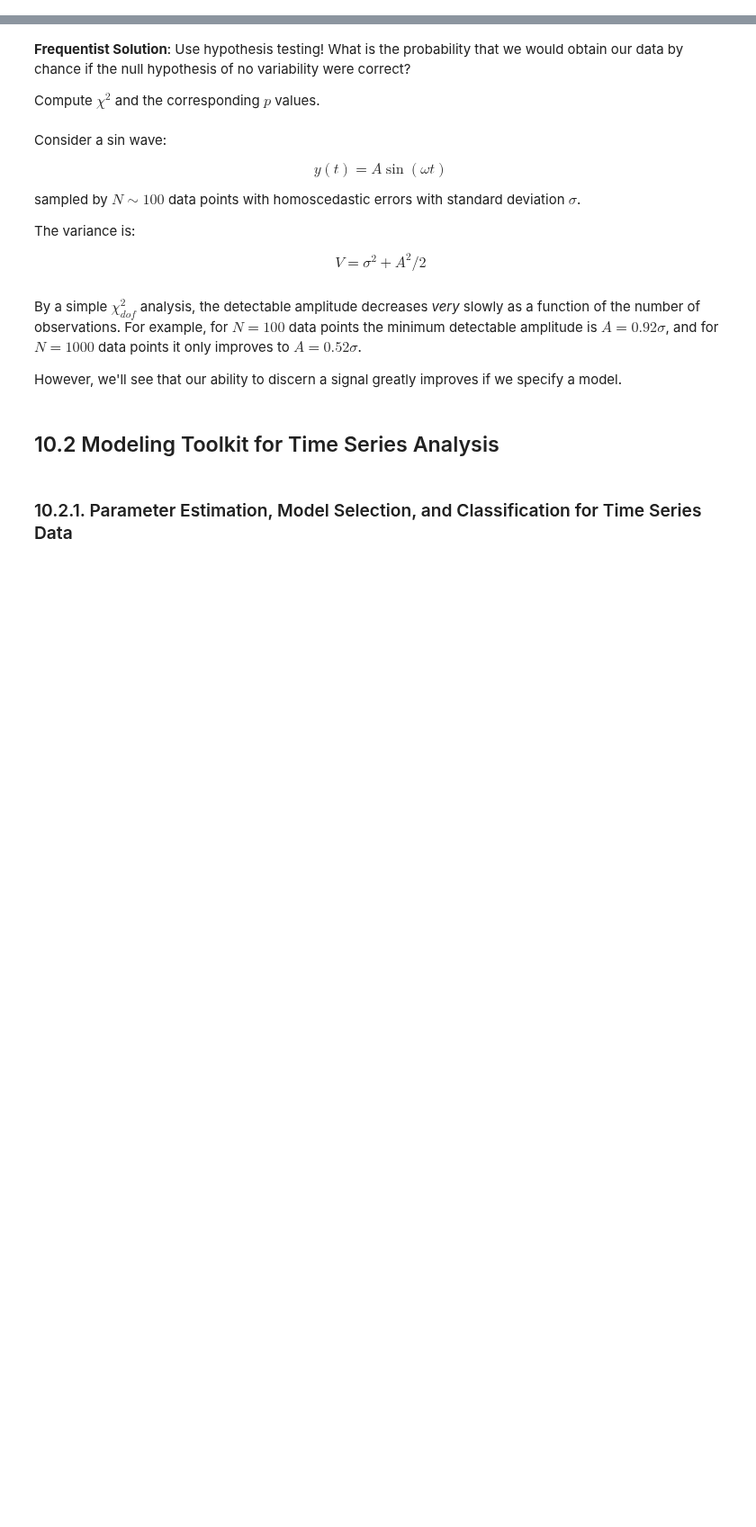
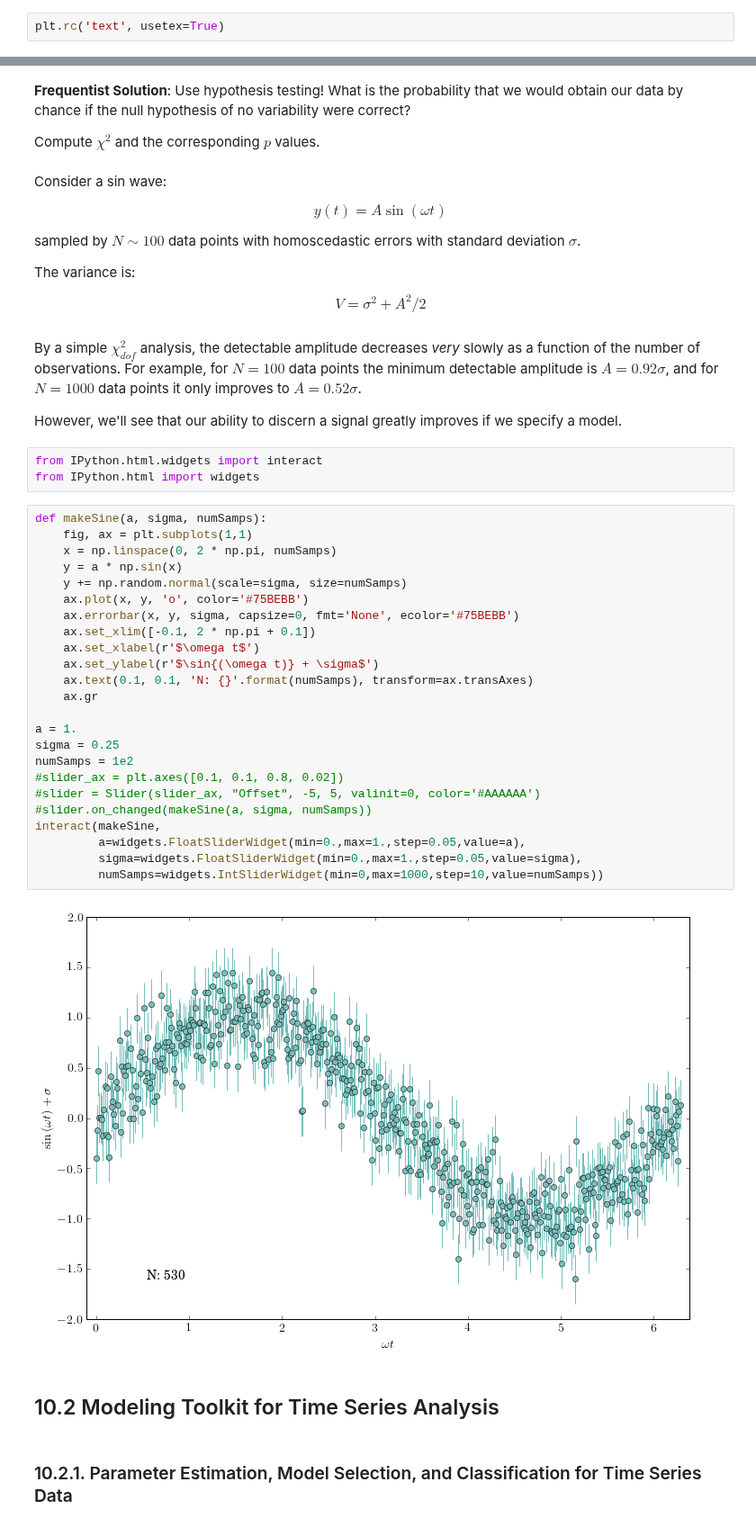
Before and after one commit to YastroML/YastroML, a Jupyter notebook: Session19_141029/Ch10_TimeSeries.ipynb, the cells around one changed output, grey strips where cells are left out. Shown at 90% size. Cells and saved outputs as stored; diff of their text form; blank space fills up the shorter version.

```diff
--- a/Session19_141029/Ch10_TimeSeries.ipynb
+++ b/Session19_141029/Ch10_TimeSeries.ipynb
@@ -15,6 +14,8 @@ from matplotlib import pyplot as plt
 from astroML.datasets import fetch_rrlyrae_templates
 from astroML.plotting import setup_text_plots
 setup_text_plots(fontsize=myfontsize, usetex=True)
+# %%
+plt.rc('text', usetex=True)
 # %% [markdown]
 # Chapter 10: Time Series Analysis
 # %% [markdown]
@@ -41,6 +42,35 @@ $$V = \sigma^2 + A^2/2$$
 By a simple $\chi^2_{dof}$ analysis, the detectable amplitude decreases *very* slowly as a function of the number of observations. For example, for $N = 100$ data points the minimum detectable amplitude is $A = 0.92\sigma$, and for $N = 1000$ data points it only improves to $A = 0.52 \sigma$.
 
 However, we'll see that our ability to discern a signal greatly improves if we specify a model.
+# %%
+from IPython.html.widgets import interact
+from IPython.html import widgets
+# %%
+def makeSine(a, sigma, numSamps):
+    fig, ax = plt.subplots(1,1)
+    x = np.linspace(0, 2 * np.pi, numSamps)
+    y = a * np.sin(x)
+    y += np.random.normal(scale=sigma, size=numSamps)
+    ax.plot(x, y, 'o', color='#75BEBB')
+    ax.errorbar(x, y, sigma, capsize=0, fmt='None', ecolor='#75BEBB')
+    ax.set_xlim([-0.1, 2 * np.pi + 0.1])
+    ax.set_xlabel(r'$\omega t$')
+    ax.set_ylabel(r'$\sin{(\omega t)} + \sigma$')
+    ax.text(0.1, 0.1, 'N: {}'.format(numSamps), transform=ax.transAxes)
+    ax.gr
+
+a = 1.
+sigma = 0.25
+numSamps = 1e2
+#slider_ax = plt.axes([0.1, 0.1, 0.8, 0.02])
+#slider = Slider(slider_ax, "Offset", -5, 5, valinit=0, color='#AAAAAA')
+#slider.on_changed(makeSine(a, sigma, numSamps))
+interact(makeSine,
+         a=widgets.FloatSliderWidget(min=0.,max=1.,step=0.05,value=a),
+         sigma=widgets.FloatSliderWidget(min=0.,max=1.,step=0.05,value=sigma),
+         numSamps=widgets.IntSliderWidget(min=0,max=1000,step=10,value=numSamps))
+# %% [output]
+[figure, added]
 # %% [markdown]
 ## 10.2 Modeling Toolkit for Time Series Analysis
 # %% [markdown]
```
Also changed, not shown: parts of 2 cells of this notebook.
